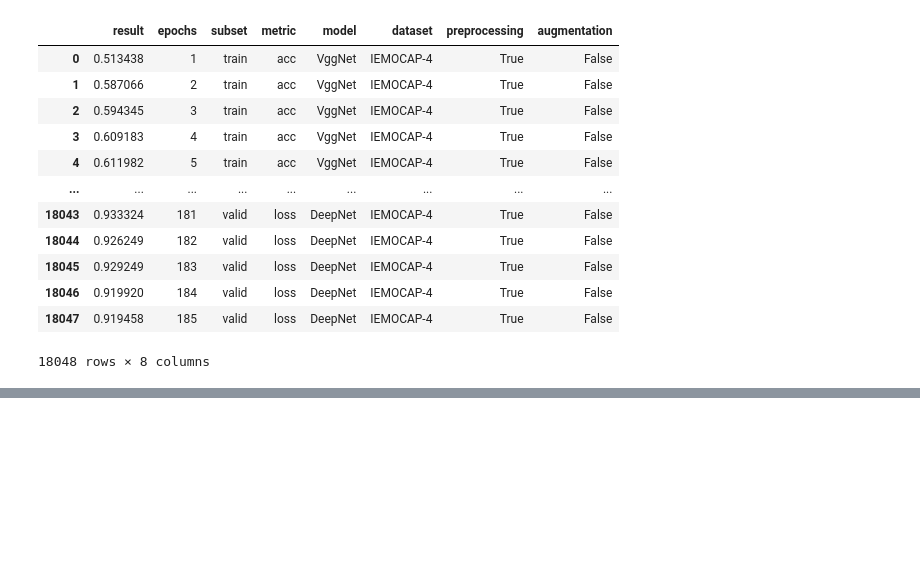
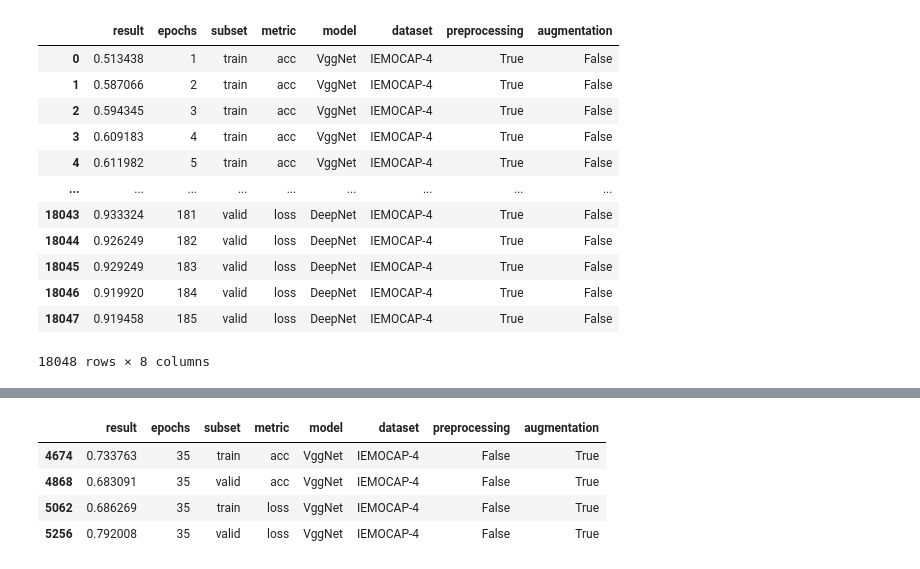
Before and after one commit to iamryabinov/SER_neuro, a Jupyter notebook: interpret_results.ipynb, the cells around one changed output, grey strips where cells are left out. Cells and saved outputs as stored; diff of their text form; code cells hidden in the pictures; blank space fills up the shorter version.

```diff
--- a/interpret_results.ipynb
+++ b/interpret_results.ipynb
@@ -219,0 +199,9 @@ df
+# %%
+vgg_results = df.loc[(df['model'] == 'VggNet') & (df['preprocessing'] == False) & (df['augmentation'] == True)]
+vgg_results.loc[vgg_results['epochs'] == 35]
+# %% [output]
+|  | result | epochs | subset | metric | model | dataset | preprocessing | augmentation |
+| 4674 | 0.733763 | 35 | train | acc | VggNet | IEMOCAP-4 | False | True |
+| 4868 | 0.683091 | 35 | valid | acc | VggNet | IEMOCAP-4 | False | True |
+| 5062 | 0.686269 | 35 | train | loss | VggNet | IEMOCAP-4 | False | True |
+| 5256 | 0.792008 | 35 | valid | loss | VggNet | IEMOCAP-4 | False | True |
```
Also changed, not shown: parts of 27 cells of this notebook, 1 other file.
